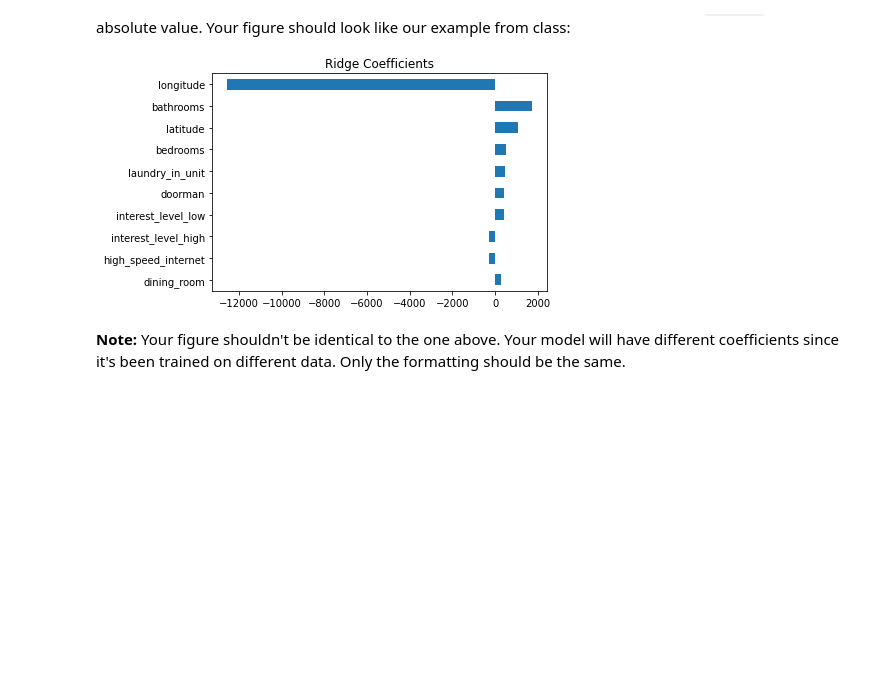
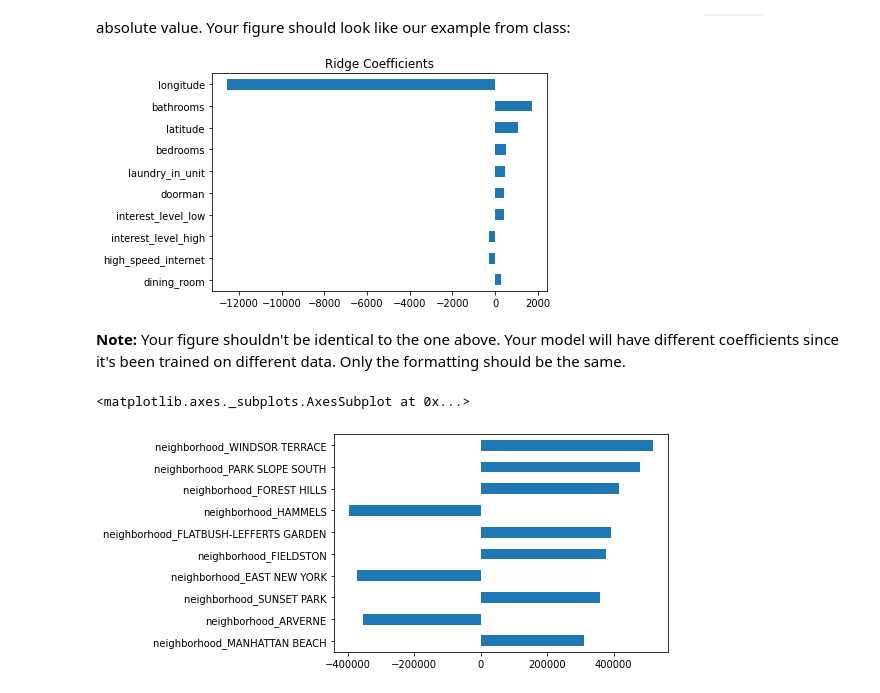
Before and after one commit to Vasanta2002/Sprint_5_linear_models, a Jupyter notebook: module3-ridge-regression/LS_DS_213_assignment.ipynb, the cells around one changed output. Cells and saved outputs as stored; diff of their text form; code cells hidden in the pictures; blank space fills up the shorter version.

```diff
--- a/module3-ridge-regression/LS_DS_213_assignment.ipynb
+++ b/module3-ridge-regression/LS_DS_213_assignment.ipynb
@@ -159,2 +169,7 @@ XT_test = ...
+# %%
+ohe = OneHotEncoder(use_cat_names=True)
+ohe.fit(X_train)
+XT_train = ohe.transform(X_train)
+XT_test = ohe.transform(X_test)
 # %% [markdown]
 **Task 7:** Build and train a `LinearRegression` model named `model_lr`. Remember to train your model using your _transformed_ feature matrix.
@@ -162,0 +176,3 @@ model_lr = ...
+# %%
+model_lr = LinearRegression()
+model_lr.fit(XT_train, y_train)
@@ -166,0 +183,3 @@ model_r = ...
+# %%
+model_r = Ridge()
+model_r.fit(XT_train, y_train)
@@ -194,3 +229,12 @@ print('Ridge Test MAE:', test_mae_r)
 ![](embedded-picture-1)
 
 **Note:** Your figure shouldn't be identical to the one above. Your model will have different coefficients since it's been trained on different data. Only the formatting should be the same.
+# %%
+coefficients = model_r.coef_
+features = ohe.get_feature_names()
+feat_imp = pd.Series(coefficients, index=features).sort_values(key=abs)
+# %%
+feat_imp.tail(10).plot(kind='barh')
+# %% [output]
+<matplotlib.axes._subplots.AxesSubplot at 0x...>
+[figure, added]
```
Also changed, not shown: parts of 19 cells of this notebook.
